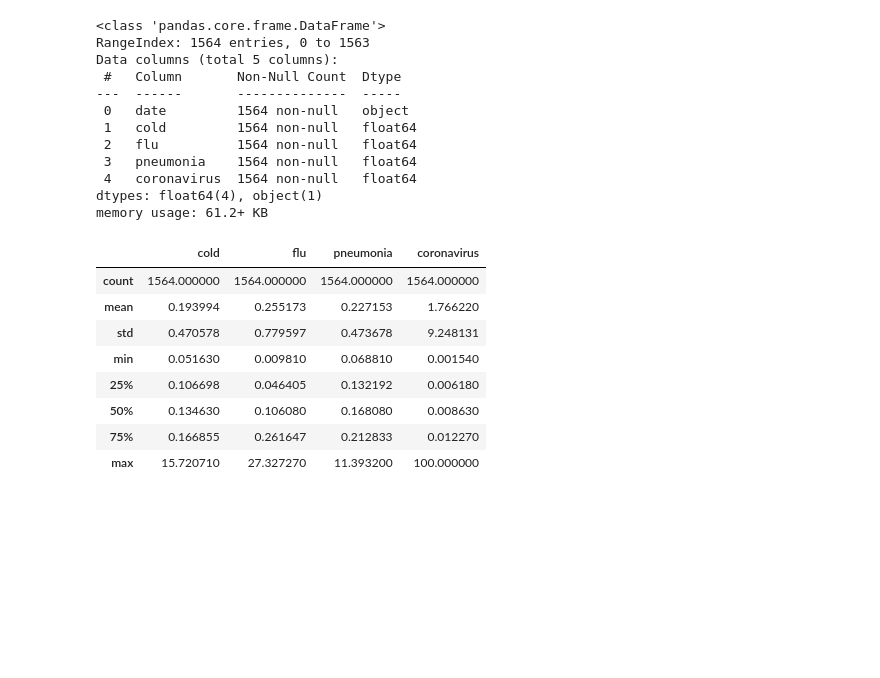
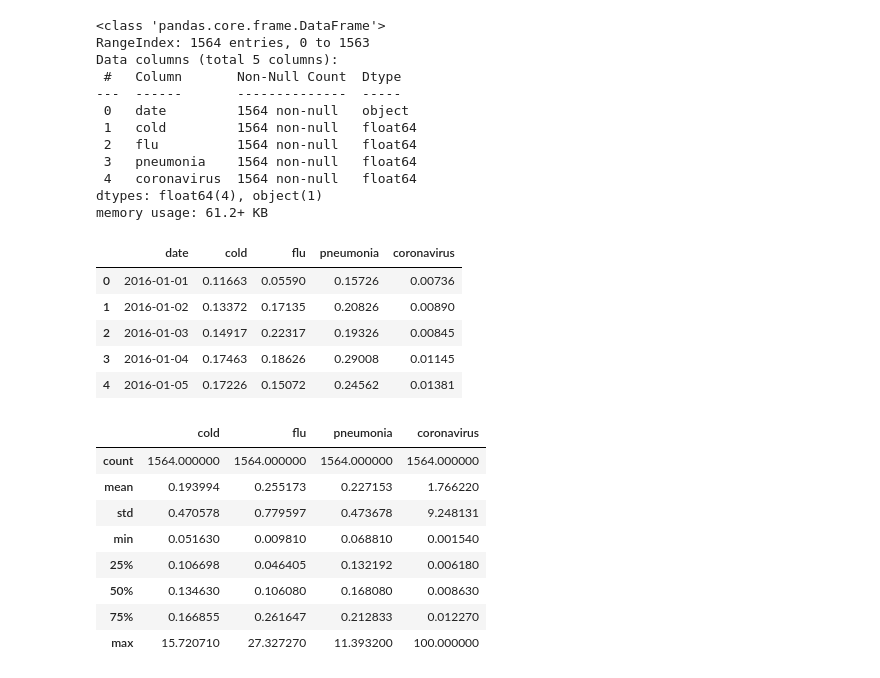
Before and after one commit to chitinglow/Covid19, a Jupyter notebook: COVID19_Exploratory_Analysis.ipynb, the cells around one changed output. Saved outputs shown, nothing was run; the diff lists cells and outputs as text; code cells hidden in the pictures; blank space fills up the shorter version.

```diff
--- a/COVID19_Exploratory_Analysis.ipynb
+++ b/COVID19_Exploratory_Analysis.ipynb
@@ -588,6 +592,15 @@ Data columns (total 5 columns):
  4   coronavirus  1564 non-null   float64
 dtypes: float64(4), object(1)
 memory usage: 61.2+ KB
+# %%
+searchtrend.head()
+# %% [output]
+|  | date | cold | flu | pneumonia | coronavirus |
+| 0 | 2016-01-01 | 0.11663 | 0.05590 | 0.15726 | 0.00736 |
+| 1 | 2016-01-02 | 0.13372 | 0.17135 | 0.20826 | 0.00890 |
+| 2 | 2016-01-03 | 0.14917 | 0.22317 | 0.19326 | 0.00845 |
+| 3 | 2016-01-04 | 0.17463 | 0.18626 | 0.29008 | 0.01145 |
+| 4 | 2016-01-05 | 0.17226 | 0.15072 | 0.24562 | 0.01381 |
 # %%
 searchtrend.describe()
 # %% [output]
```
Also changed, not shown: parts of 4 cells of this notebook.
